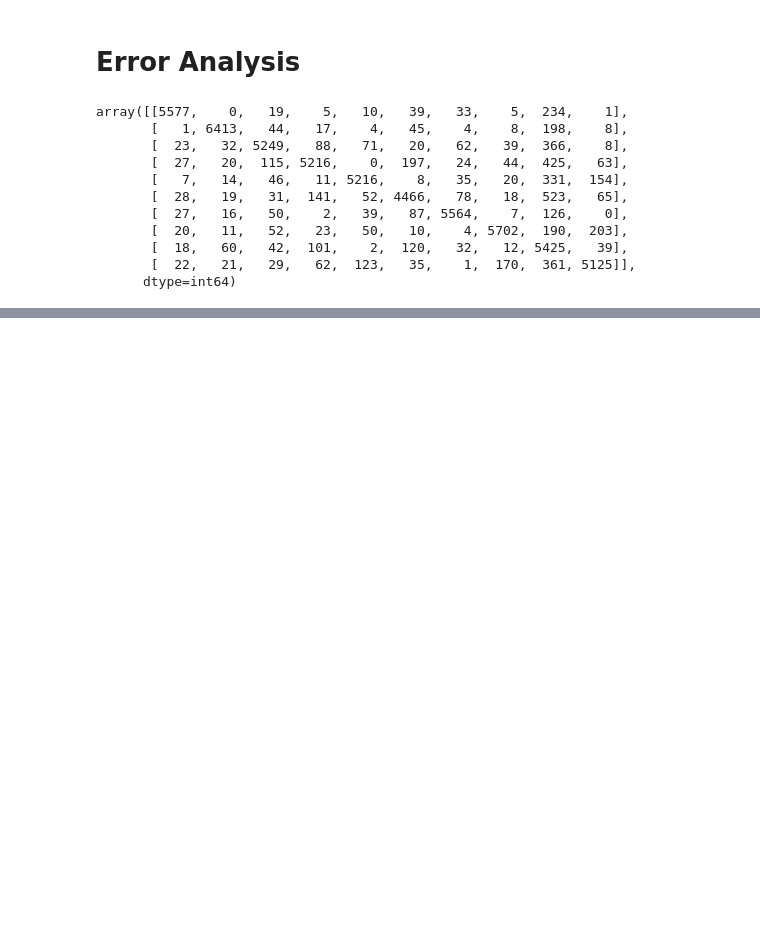
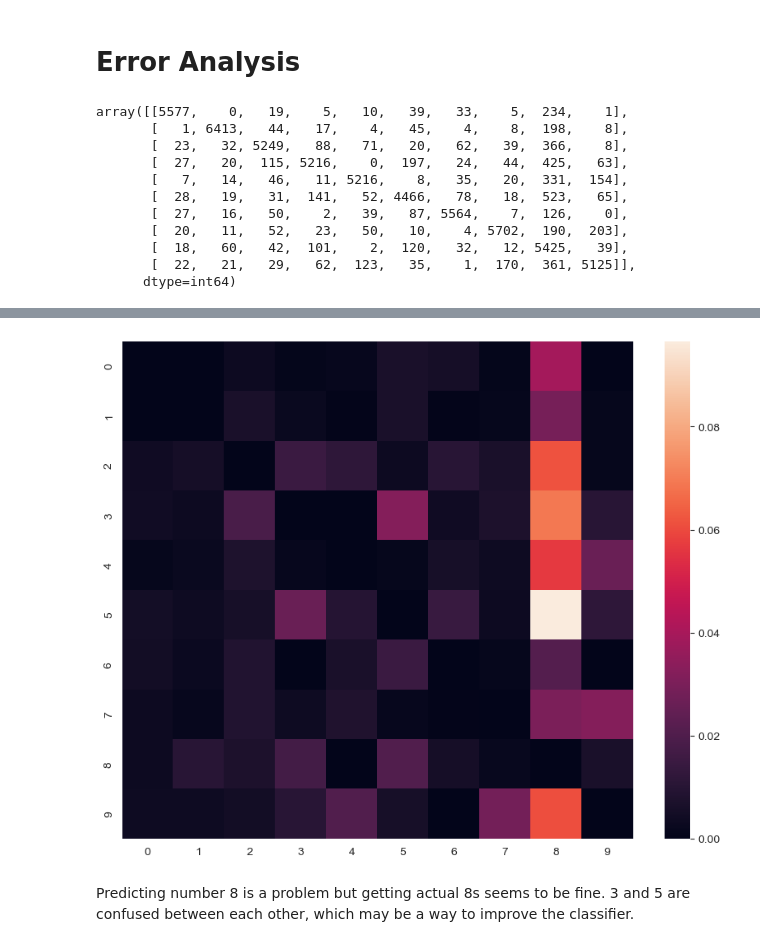
Before and after one commit to angelocandari/std-handsOnMachineLearning, a Jupyter notebook: std-chapter2-minst.ipynb, the cells around one changed output, grey strips where cells are left out. Saved outputs shown, nothing was run; the diff lists cells and outputs as text; code cells hidden in the pictures; blank space fills up the shorter version.

```diff
--- a/std-chapter2-minst.ipynb
+++ b/std-chapter2-minst.ipynb
@@ -365,0 +381,10 @@ AttributeError: 'numpy.ndarray' object has no attribute 'style'
+# %%
+row_sums = conf_mx.sum(axis=1, keepdims=True)
+norm_conf_mx = conf_mx / row_sums
+np.fill_diagonal(norm_conf_mx, 0)
+sns.heatmap(norm_conf_mx);
+# %% [output]
+[figure, added]
+# %% [markdown]
+Predicting number 8 is a problem but getting actual 8s seems to be fine.
+3 and 5 are confused between each other, which may be a way to improve the classifier.
```
Also changed, not shown: parts of 12 cells of this notebook, 2 other files.
